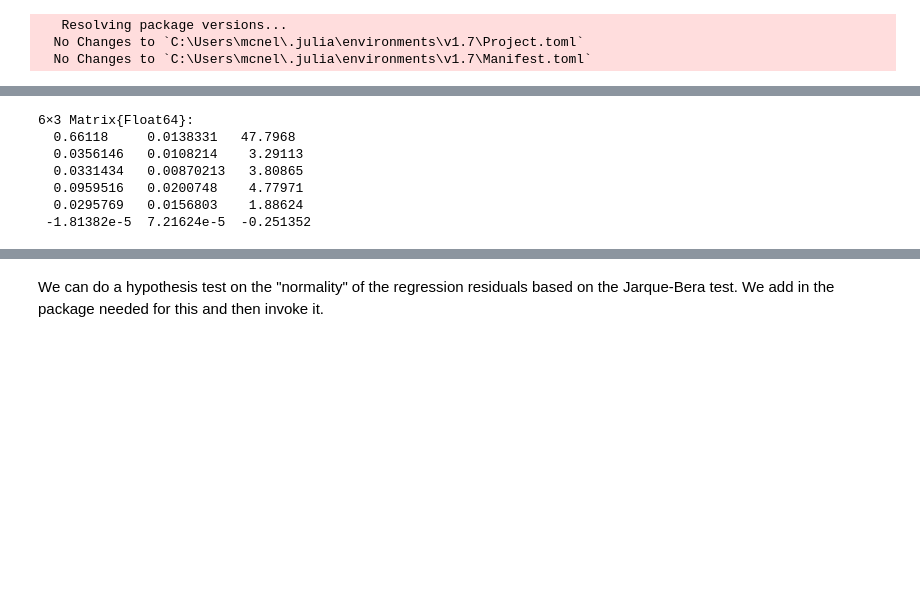
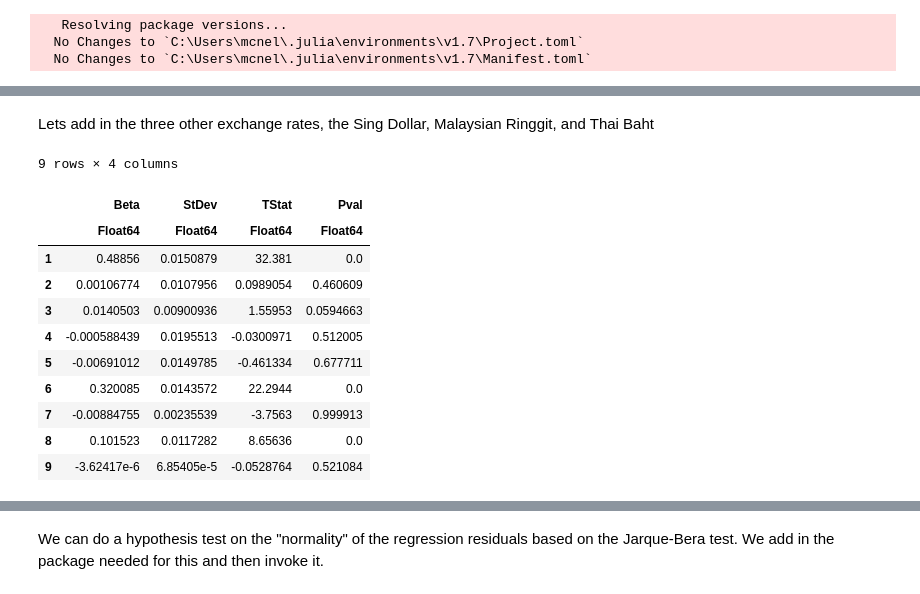
Before and after one commit to McNelis-CMML/MLBook, a Jupyter notebook: Chapter1_Exercise_Julia.ipynb, the cells around one changed output, grey strips where cells are left out. Saved outputs shown, nothing was run; the diff lists cells and outputs as text; code cells hidden in the pictures; blank space fills up the shorter version.

```diff
--- a/Chapter1_Exercise_Julia.ipynb
+++ b/Chapter1_Exercise_Julia.ipynb
@@ -135,0 +151,10 @@ Now lets do a regression with all of the exchange rates in the model, the Sing D
+# %%
+d= Distributions.TDist(dgf);
+pval = zeros(size(Stats,1),1);
+for i in 1:size(Stats,1),
+pval[i,1]= 1-cdf(d,Stats[i,3]);
+end
+Stats1 = [Stats pval];
+df_result1 = DataFrame(Stats1,:auto);
+rename!(df_result1, [:Beta,:StDev,:TStat,:Pval]);
+df_result1
@@ -136,10 +171,11 @@ Now lets do a regression with all of the exchange rates in the model, the Sing D
+# %% [markdown]
+Lets add in the three other exchange rates, the Sing Dollar, Malaysian Ringgit, and Thai Baht
 # %%
-ydiff = diff(log.(y));
+
 X = [xus xjp xkor xeur xuk xsin xmal xthai];
 X1 = log.(X);
-size(X1,2)
 Xdiff2 = X1[2:end,:]- X1[1:end-1,:];
-Xdiff3= [Xdiff ones(size(Xdiff,1),1)];
+Xdiff3= [Xdiff2 ones(size(Xdiff2,1),1)];
 n = size(Xdiff3,1);
 k = size(Xdiff3,2);
 dgf = n-k;
@@ -150,16 +186,31 @@ ssr2 = (ehat2'*ehat2)/dgf;
 ssy = (ydiff'*ydiff)/n;
 rsq2 = 1 - ssr2/ssy;
 Sig_beta =  ssr2*inv(Xdiff3'*Xdiff3);
-Sig_beta1 = diag(Sig_beta);
-Sig_beta2 = Sig_beta1 .^.5;
-Tbeta = beta./Sig_beta2;
-Stats =[beta Sig_beta2 Tbeta]
-# %% [output]
-6×3 Matrix{Float64}:
-  0.66118     0.0138331   47.7968
-  0.0356146   0.0108214    3.29113
-  0.0331434   0.00870213   3.80865
-  0.0959516   0.0200748    4.77971
-  0.0295769   0.0156803    1.88624
- -1.81382e-5  7.21624e-5  -0.251352
+# %%
+Sig_beta1 = diag(Sig_beta);
+Sig_beta2 = Sig_beta1 .^.5;
+Tbeta = beta2./Sig_beta2;
+Stats3 =[beta2 Sig_beta2 Tbeta];
+Pval3 = zeros(size(Stats3,1),1);
+dgf1 = size(Xdiff3,1) - size(beta2,1);
+for i in 1:size(Stats3,1),
+    Pval3[i,1]=1-cdf(d,Stats3[i,3]);
+end
+Stats1 = [Stats3 Pval3];
+df_result1 = DataFrame(Stats1,:auto);
+rename!(df_result1, [:Beta,:StDev,:TStat,:Pval]);
+df_result1
+# %% [output]
+9 rows × 4 columns
+|  | Beta | StDev | TStat | Pval |
+|  | Float64 | Float64 | Float64 | Float64 |
+| 1 | 0.48856 | 0.0150879 | 32.381 | 0.0 |
+| 2 | 0.00106774 | 0.0107956 | 0.0989054 | 0.460609 |
+| 3 | 0.0140503 | 0.00900936 | 1.55953 | 0.0594663 |
+| 4 | -0.000588439 | 0.0195513 | -0.0300971 | 0.512005 |
+| 5 | -0.00691012 | 0.0149785 | -0.461334 | 0.677711 |
+| 6 | 0.320085 | 0.0143572 | 22.2944 | 0.0 |
+| 7 | -0.00884755 | 0.00235539 | -3.7563 | 0.999913 |
+| 8 | 0.101523 | 0.0117282 | 8.65636 | 0.0 |
+| 9 | -3.62417e-6 | 6.85405e-5 | -0.0528764 | 0.521084 |
 # %% [markdown]
```
Also changed, not shown: parts of 13 cells of this notebook.
